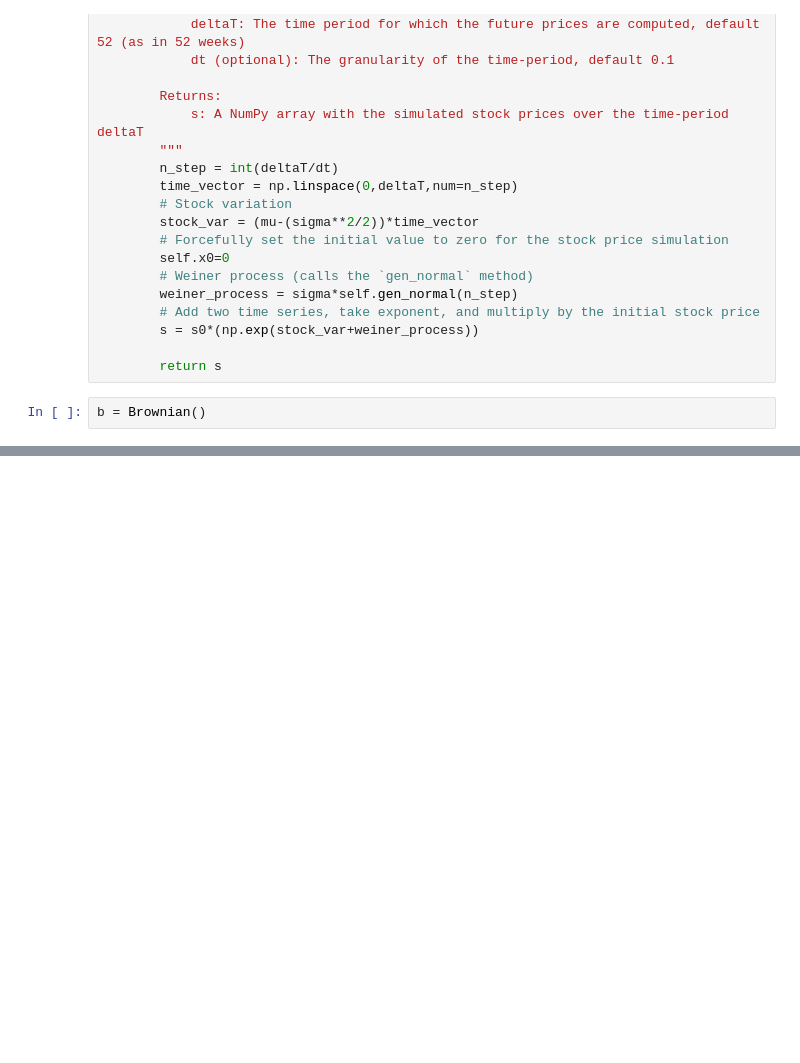
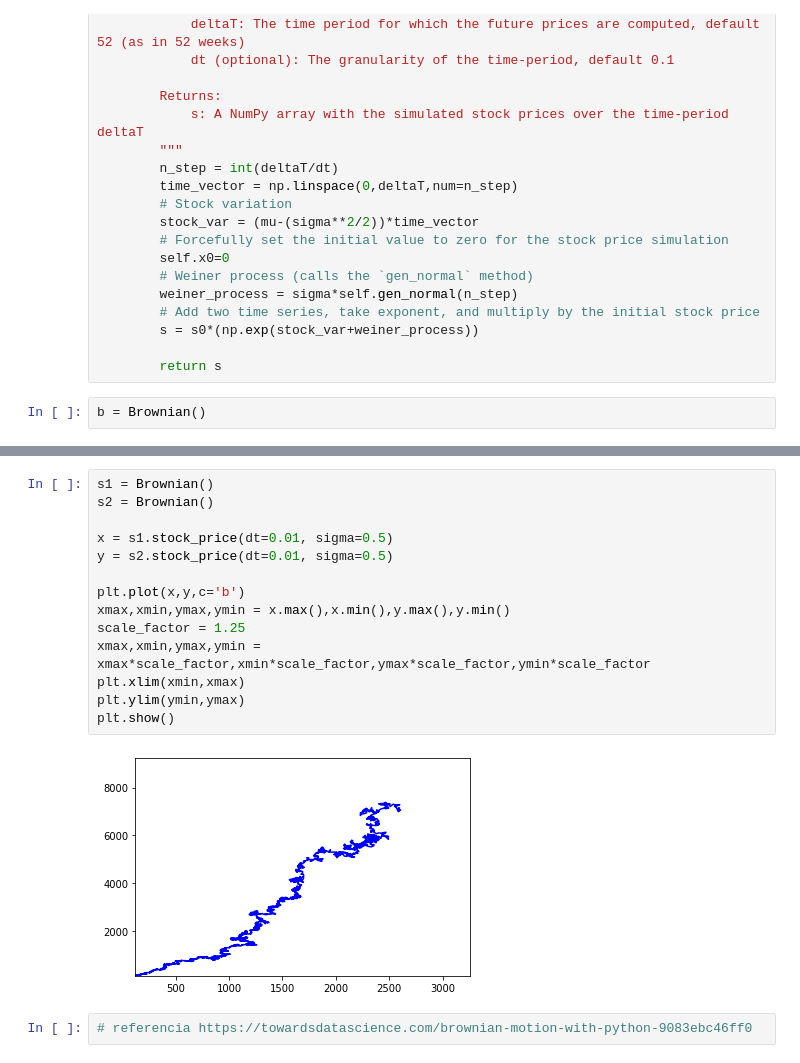
Before and after one commit to gusdelact/misnotebooks, a Jupyter notebook: browniansimul.ipynb, the cells around one changed output, grey strips where cells are left out. Saved outputs shown, nothing was run; the diff lists cells and outputs as text; blank space fills up the shorter version.

Commit message:
referencia

```diff
--- a/browniansimul.ipynb
+++ b/browniansimul.ipynb
@@ -126,0 +136,18 @@ plt.show()
+# %%
+s1 = Brownian()
+s2 = Brownian()
+
+x = s1.stock_price(dt=0.01, sigma=0.5)
+y = s2.stock_price(dt=0.01, sigma=0.5)
+
+plt.plot(x,y,c='b')
+xmax,xmin,ymax,ymin = x.max(),x.min(),y.max(),y.min()
+scale_factor = 1.25
+xmax,xmin,ymax,ymin = xmax*scale_factor,xmin*scale_factor,ymax*scale_factor,ymin*scale_factor
+plt.xlim(xmin,xmax)
+plt.ylim(ymin,ymax)
+plt.show()
+# %% [output]
+[figure, added]
+# %%
+# referencia https://towardsdatascience.com/brownian-motion-with-python-9083ebc46ff0
```
Also changed, not shown: parts of 4 cells of this notebook.
